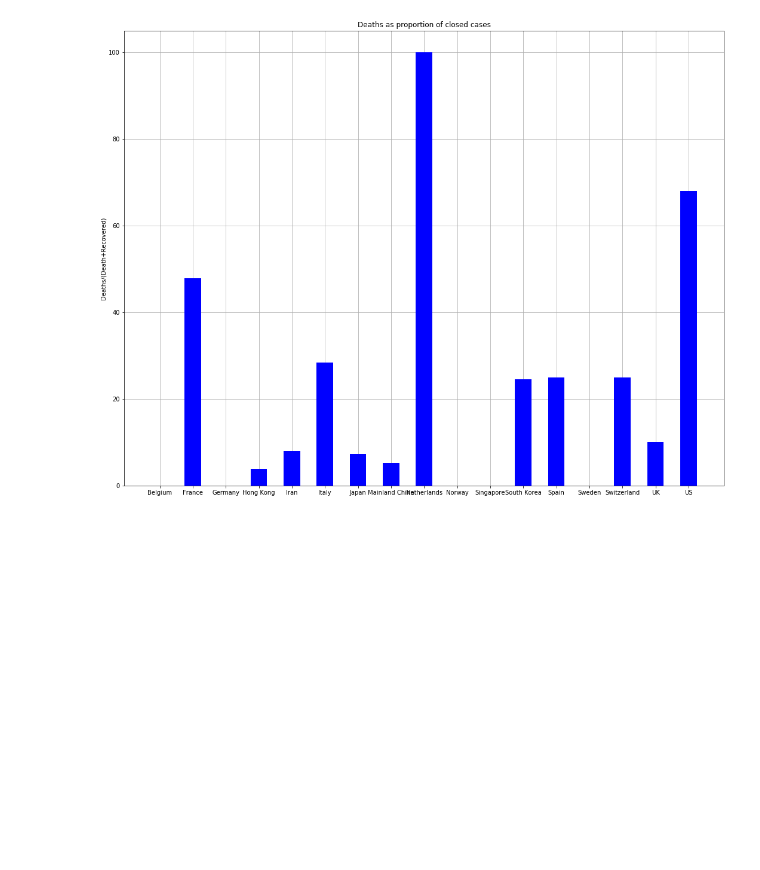
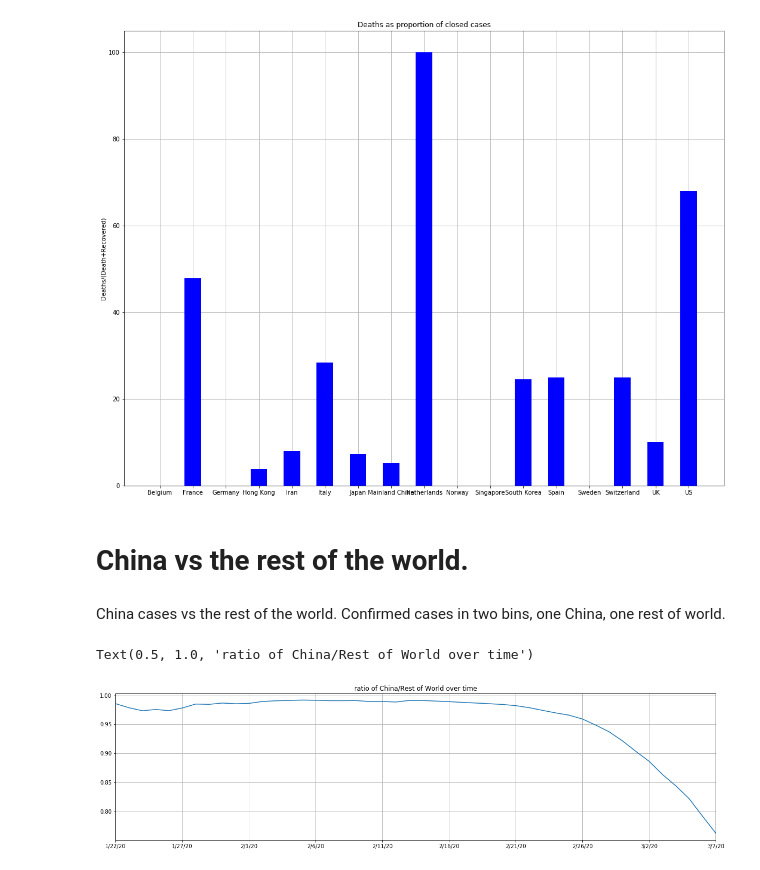
Before and after one commit to JeanRintoul/Covid-19, a Jupyter notebook: Covid.ipynb, the cells around one changed output. Drawn from its saved outputs; the diff is of its cells as text; code cells hidden in the pictures; blank space fills up the shorter version.

```diff
--- a/Covid.ipynb
+++ b/Covid.ipynb
@@ -74,3 +74,22 @@ ax1.set_title('Deaths as proportion of closed cases')
 # %% [output]
 Text(0.5, 1.0, 'Deaths as proportion of closed cases')
 [figure]
+# %% [markdown]
+# China vs the rest of the world.
+# %% [markdown]
+China cases vs the rest of the world.
+Confirmed cases in two bins, one China, one rest of world.
+# %%
+df = confirmed.copy()
+df['everywhere_else'] = df.drop(['Mainland China'],axis=1).sum(axis=1)
+df['china']           = confirmed['Mainland China']
+df['ratios']          = df['china']/(df['everywhere_else']+df['china'])
+# print (df['ratios'])
+fig, (ax1) = plt.subplots(1,figsize=(20, 5))
+df['ratios'].plot(ax=ax1, grid='on')
+ax1.set_title('ratio of China/Rest of World over time')
+#ax1.set_ylabel('confirmed cases')
+#ax1.set_ylabel('ratio')
+# %% [output]
+Text(0.5, 1.0, 'ratio of China/Rest of World over time')
+[figure, added]
```
